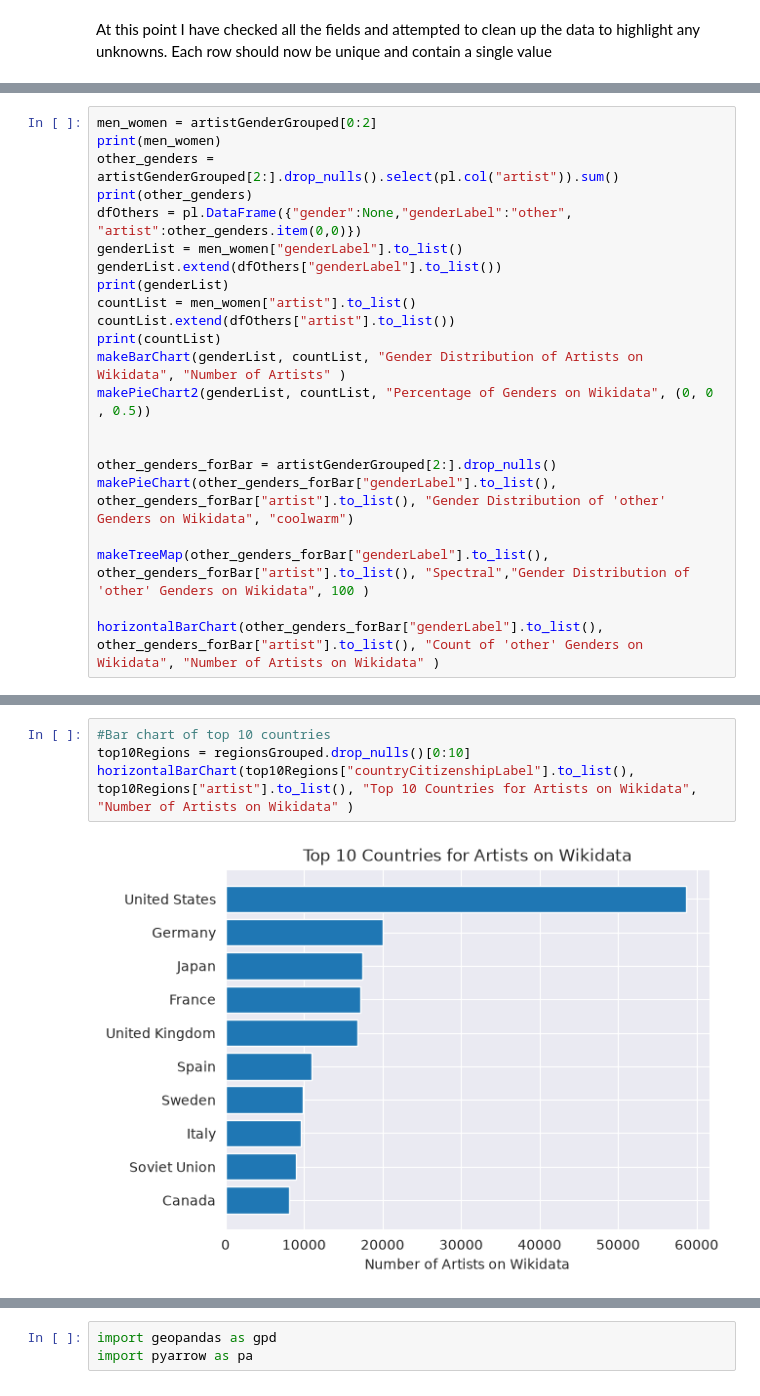
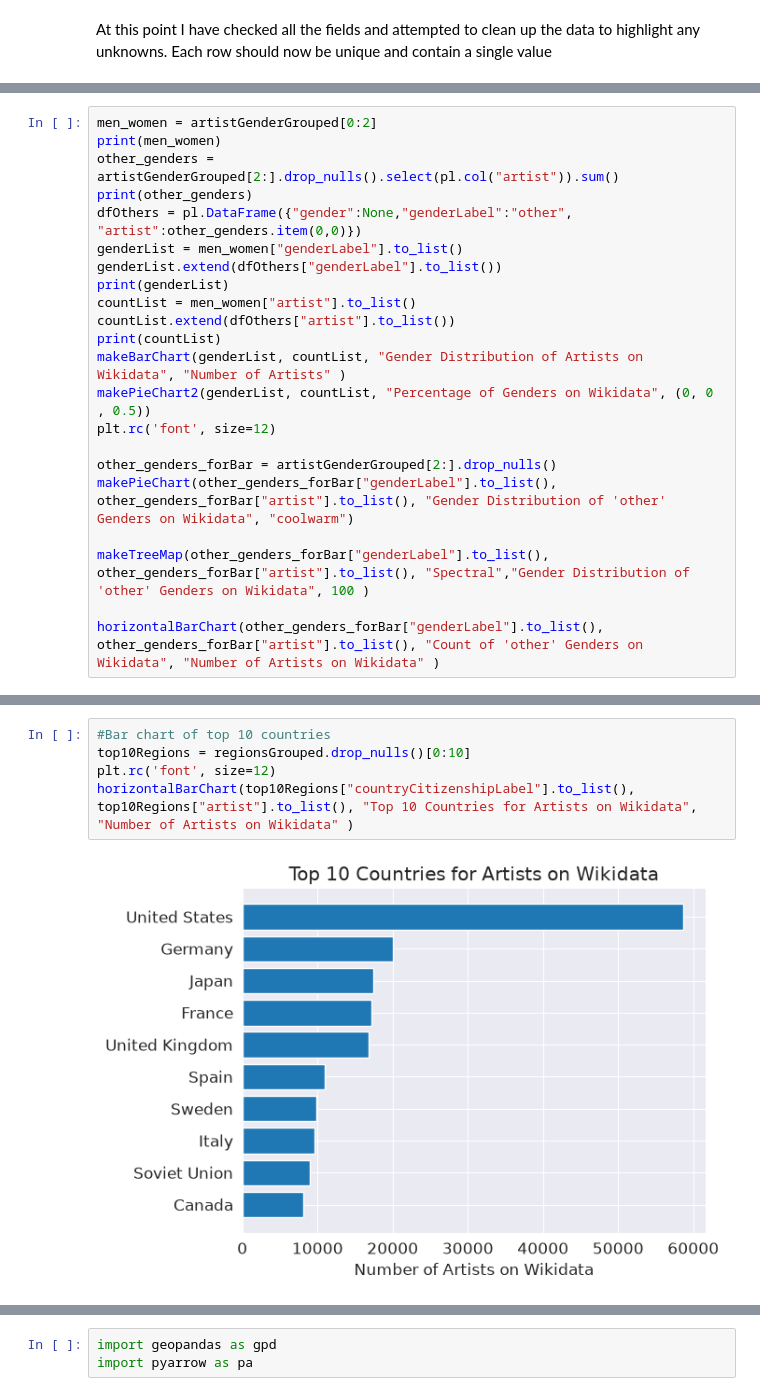
Before and after one commit to malik-files/MScDiss_IGASTNBK_, a Jupyter notebook: Main Code/cleaning_inspecting_labelling_Wikidata_artists.ipynb, the cells around one changed output, grey strips where cells are left out. Cells and saved outputs as stored; diff of their text form.

```diff
--- a/Main Code/cleaning_inspecting_labelling_Wikidata_artists.ipynb
+++ b/Main Code/cleaning_inspecting_labelling_Wikidata_artists.ipynb
@@ -445,7 +445,7 @@ countList.extend(dfOthers["artist"].to_list())
 print(countList)
 makeBarChart(genderList, countList, "Gender Distribution of Artists on Wikidata", "Number of Artists" )
 makePieChart2(genderList, countList, "Percentage of Genders on Wikidata", (0, 0 , 0.5))
-
+plt.rc('font', size=12)
 
 other_genders_forBar = artistGenderGrouped[2:].drop_nulls()
 makePieChart(other_genders_forBar["genderLabel"].to_list(), other_genders_forBar["artist"].to_list(), "Gender Distribution of 'other' Genders on Wikidata", "coolwarm")
@@ -538,9 +538,10 @@ There are 321943 artists with a region/country
 # %%
 #Bar chart of top 10 countries
 top10Regions = regionsGrouped.drop_nulls()[0:10]
+plt.rc('font', size=12)
 horizontalBarChart(top10Regions["countryCitizenshipLabel"].to_list(), top10Regions["artist"].to_list(), "Top 10 Countries for Artists on Wikidata", "Number of Artists on Wikidata" )
 # %% [output]
-[figure, old version]
+[figure, new version]
 # %%
 #top 10 regions on wikipedia
 
```
Also changed, not shown: parts of 21 cells of this notebook, 42 other files.
